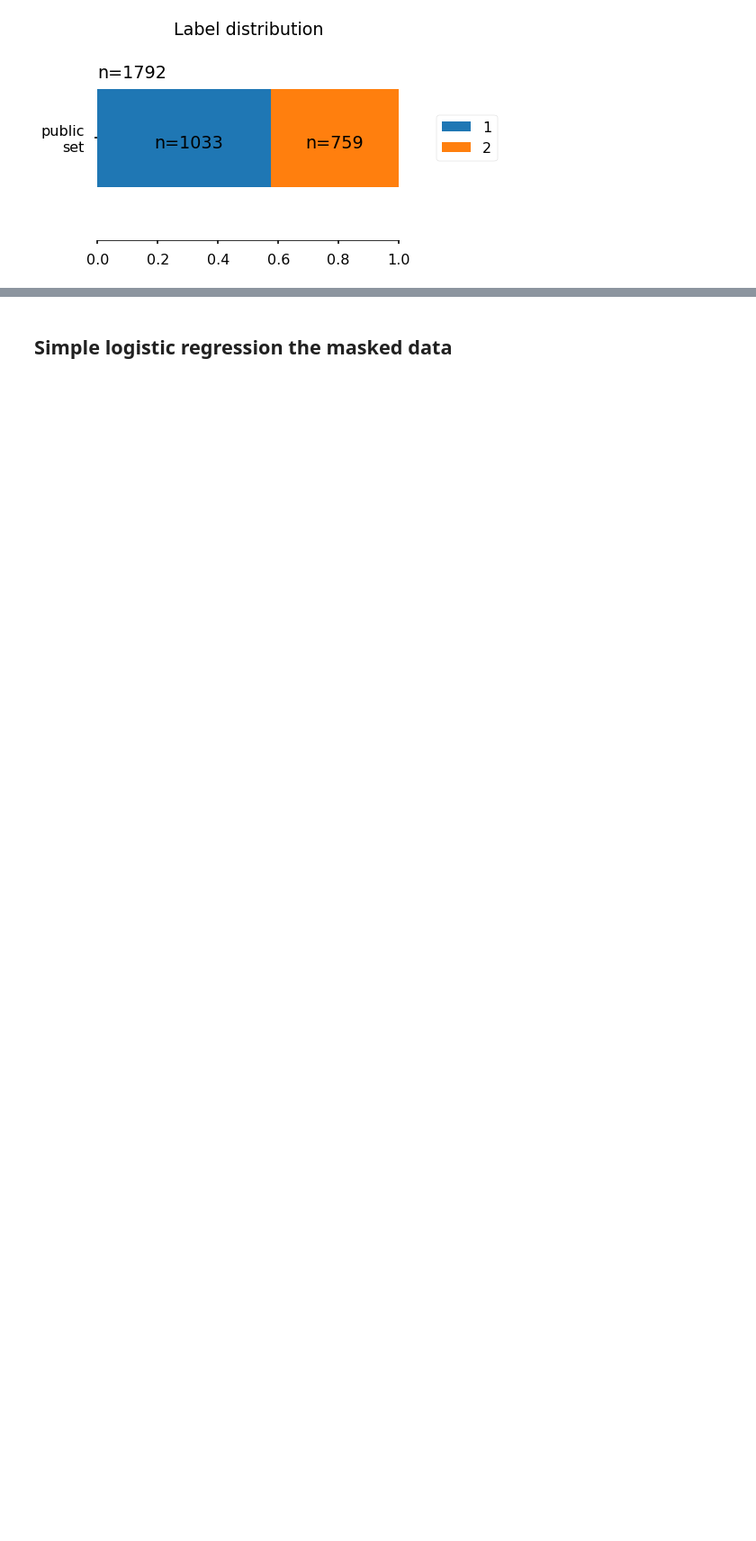
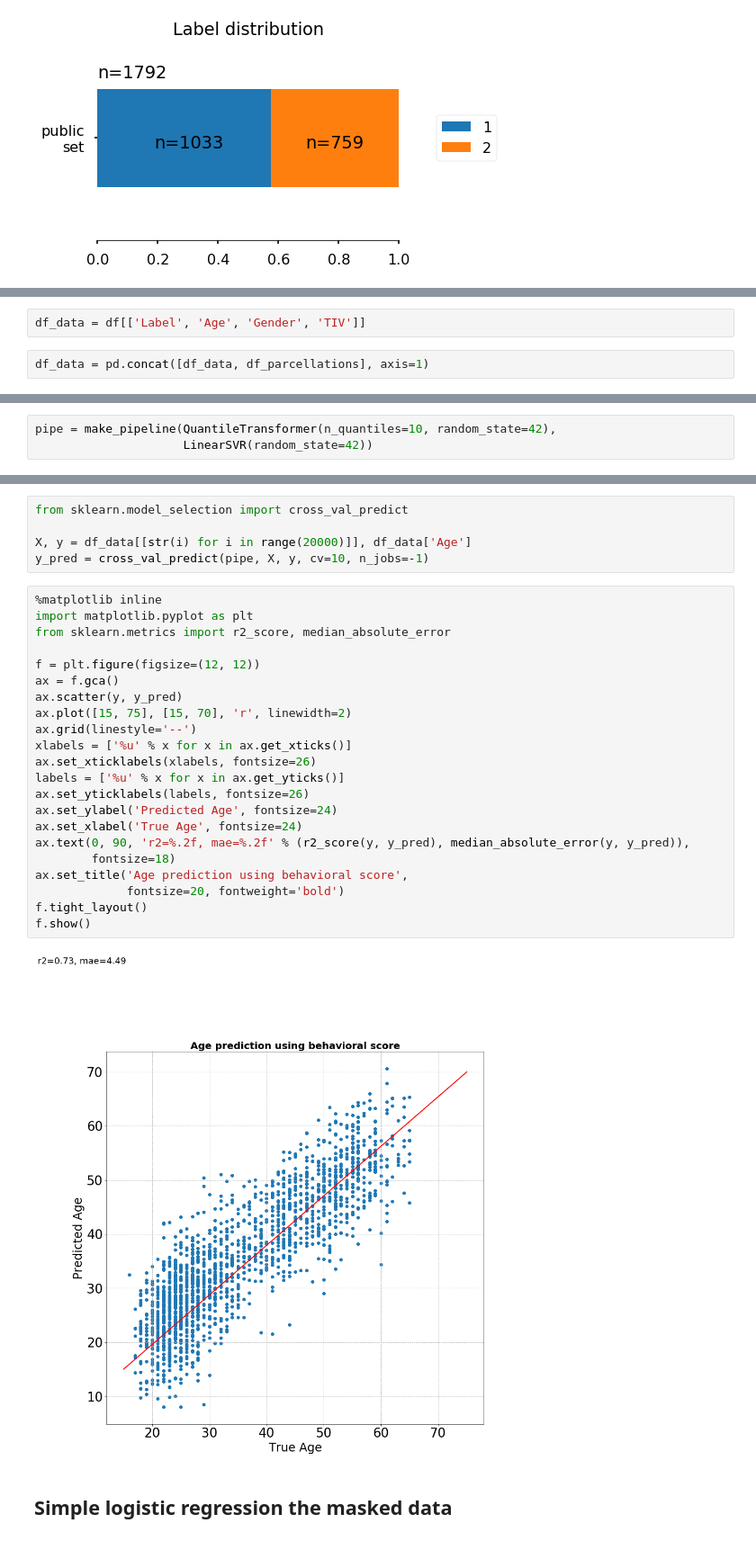
Before and after one commit to glemaitre/predictive-analytics-competition, a Jupyter notebook: guillaume_draft.ipynb, the cells around one changed output, grey strips where cells are left out. Shown at 90% size. Saved outputs shown, nothing was run; the diff lists cells and outputs as text; blank space fills up the shorter version.

```diff
--- a/guillaume_draft.ipynb
+++ b/guillaume_draft.ipynb
@@ -105,0 +327,4 @@ with sns.plotting_context('poster', font_scale=1):
+# %%
+df_data = df[['Label', 'Age', 'Gender', 'TIV']]
+# %%
+df_data = pd.concat([df_data, df_parcellations], axis=1)
@@ -105,0 +339,3 @@ with sns.plotting_context('poster', font_scale=1):
+# %%
+pipe = make_pipeline(QuantileTransformer(n_quantiles=10, random_state=42),
+                     LinearSVR(random_state=42))
@@ -106,3 +415,32 @@ with sns.plotting_context('poster', font_scale=1):
+# %%
+from sklearn.model_selection import cross_val_predict
+
+X, y = df_data[[str(i) for i in range(20000)]], df_data['Age']
+y_pred = cross_val_predict(pipe, X, y, cv=10, n_jobs=-1)
+# %%
+%matplotlib inline
+import matplotlib.pyplot as plt
+from sklearn.metrics import r2_score, median_absolute_error
+
+f = plt.figure(figsize=(12, 12))
+ax = f.gca()
+ax.scatter(y, y_pred)
+ax.plot([15, 75], [15, 70], 'r', linewidth=2)
+ax.grid(linestyle='--')
+xlabels = ['%u' % x for x in ax.get_xticks()]
+ax.set_xticklabels(xlabels, fontsize=26)
+labels = ['%u' % x for x in ax.get_yticks()]
+ax.set_yticklabels(labels, fontsize=26)
+ax.set_ylabel('Predicted Age', fontsize=24)
+ax.set_xlabel('True Age', fontsize=24)
+ax.text(0, 90, 'r2=%.2f, mae=%.2f' % (r2_score(y, y_pred), median_absolute_error(y, y_pred)),
+        fontsize=18)
+ax.set_title('Age prediction using behavioral score',
+             fontsize=20, fontweight='bold')
+f.tight_layout()
+f.show()
+# %% [output]
+[figure, added]
 # %% [markdown]
 ## Simple logistic regression the masked data
 # %%
```
Also changed, not shown: parts of 50 cells of this notebook.
